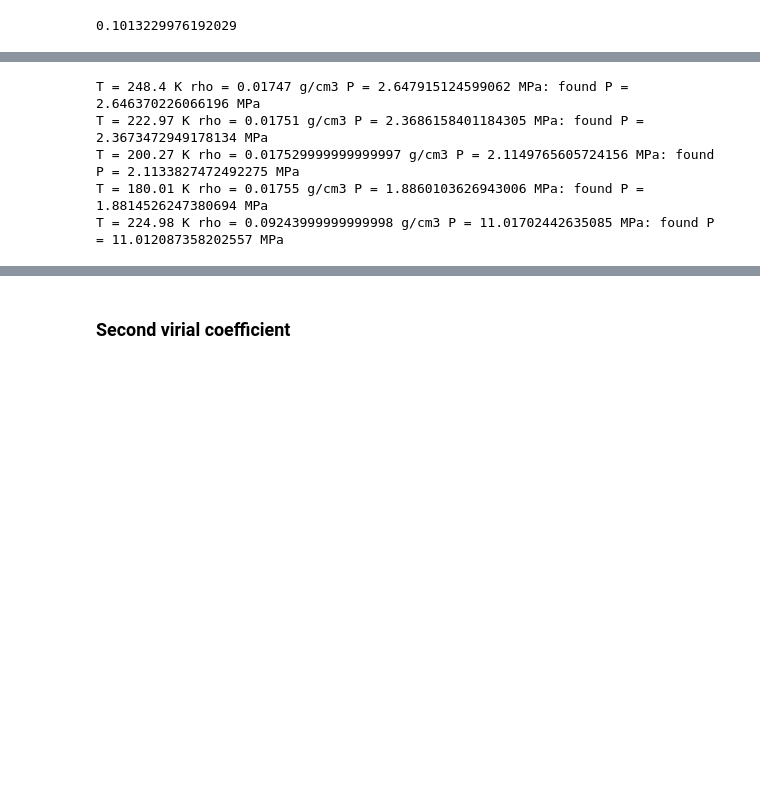
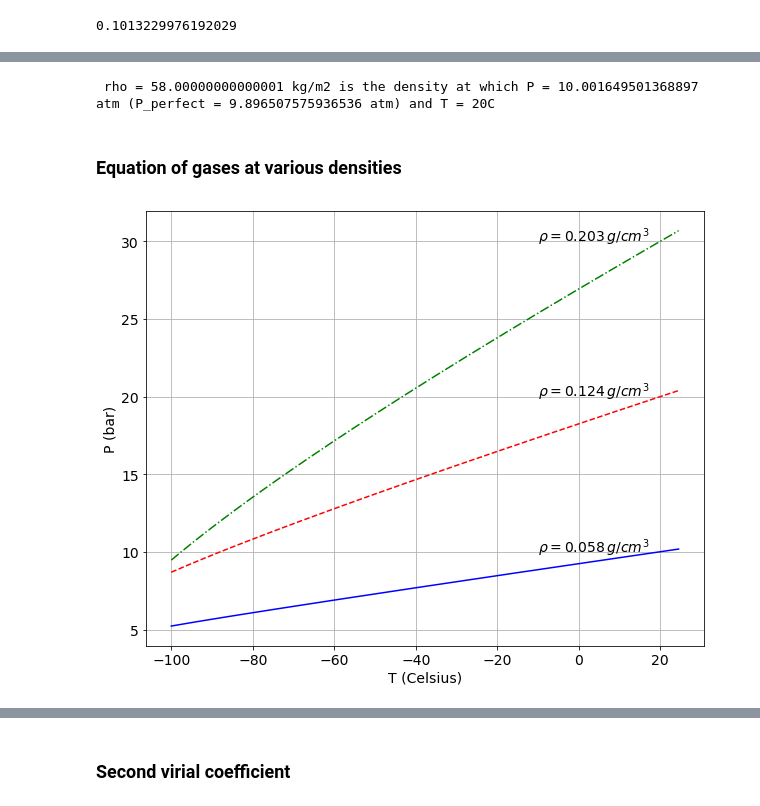
Before and after one commit to jjgomezcadenas/Next2.0, a Jupyter notebook: nb/xenon_pv.ipynb, the cells around one changed output, grey strips where cells are left out. Saved outputs shown, nothing was run; the diff lists cells and outputs as text; code cells hidden in the pictures; blank space fills up the shorter version.

```diff
--- a/nb/xenon_pv.ipynb
+++ b/nb/xenon_pv.ipynb
@@ -196,5 +132,4 @@ rho_1520 /(kg/m3), xe.P(20, rho_1520, perfect=False) / atmosphere, xe.P(0, rho_1
 # %%
-rho_1020 = 60 * kg/m3
 print(' rho = {} kg/m2 is the density at which P = {} atm (P_perfect = {} atm) and T = 20C'.format(
 rho_1020 /(kg/m3), xe.P(20, rho_1020, perfect=False) / atmosphere, xe.P(0, rho_1020, perfect=True)/ atmosphere) )
 # %% [output]
@@ -204,18 +137,10 @@ rho_1020 /(kg/m3), xe.P(20, rho_1020, perfect=False) / atmosphere, xe.P(0, rho_1
-# %%
-T = [248.400, 222.97, 200.270, 180.01, 224.98]
-RHO = np.array([0.01747, 0.01751, 0.01753, 0.01755, 0.09244]) * g/cm3
-P = np.array([0.2683, 0.24, 0.2143, 0.1911, 1.1163]) * MPa
-for t,rho,p in zip(T,RHO,P):
-    print('T = {} K rho = {} g/cm3 P = {} MPa: found P = {} MPa'.format(t, rho/(g/cm3), p/atmosphere,
-          xe.P(t, rho, temp='K') / atmosphere))
-#print(' rho = {} kg/m2 is the density at which P = {} atm (P_perfect = {} atm) and T = 20C'.format(
-#rho_1520 /(kg/m3), xe.P(20, rho_1520, perfect=False) / atmosphere, xe.P(0, rho_1520, perfect=True)/ atmosphere) )
-# %% [output]
-T = 248.4 K rho = 0.01747 g/cm3 P = 2.647915124599062 MPa: found P = 2.646370226066196 MPa
-T = 222.97 K rho = 0.01751 g/cm3 P = 2.3686158401184305 MPa: found P = 2.3673472949178134 MPa
-T = 200.27 K rho = 0.017529999999999997 g/cm3 P = 2.1149765605724156 MPa: found P = 2.1133827472492275 MPa
-T = 180.01 K rho = 0.01755 g/cm3 P = 1.8860103626943006 MPa: found P = 1.8814526247380694 MPa
-T = 224.98 K rho = 0.09243999999999998 g/cm3 P = 11.01702442635085 MPa: found P = 11.012087358202557 MPa
+# %%
+print(' rho = {} kg/m2 is the density at which P = {} atm (P_perfect = {} atm) and T = 20C'.format(
+rho_1020 /(kg/m3), xe.P2(20, rho_1020, perfect=False) / atmosphere, xe.P(0, rho_1020, perfect=True)/ atmosphere) )
+# %% [output]
+ rho = 58.00000000000001 kg/m2 is the density at which P = 10.001649501368897 atm (P_perfect = 9.896507575936536 atm) and T = 20C
+# %% [markdown]
+### Equation of gases at various densities
 # %%
 T = np.arange(-100, 25, 0.5)
 # %%
@@ -223,0 +150,13 @@ PT = np.array([xe.P(t, rho_2020, perfect=True) for t in T]) / atmosphere
+# %%
+plt.plot(T,P10,'b')
+plt.plot(T,P20,'r--')
+plt.plot(T,P30,'g-.')
+plt.grid(True)
+plt.xlabel('T (Celsius)')
+plt.ylabel('P (bar)')
+plt.text(-10, 30, r'$\rho={0:5.3f} \, g/cm^3$'.format(rho_3020/ (g/cm3)))
+plt.text(-10, 20, r'$\rho={0:5.3f} \, g/cm^3$'.format(rho_2020/ (g/cm3)))
+plt.text(-10, 10, r'$\rho={0:5.3f} \, g/cm^3$'.format(rho_1020/ (g/cm3)))
+plt.show()
+# %% [output]
+[figure, added]
```
Also changed, not shown: parts of 87 cells of this notebook, 7 other files.
